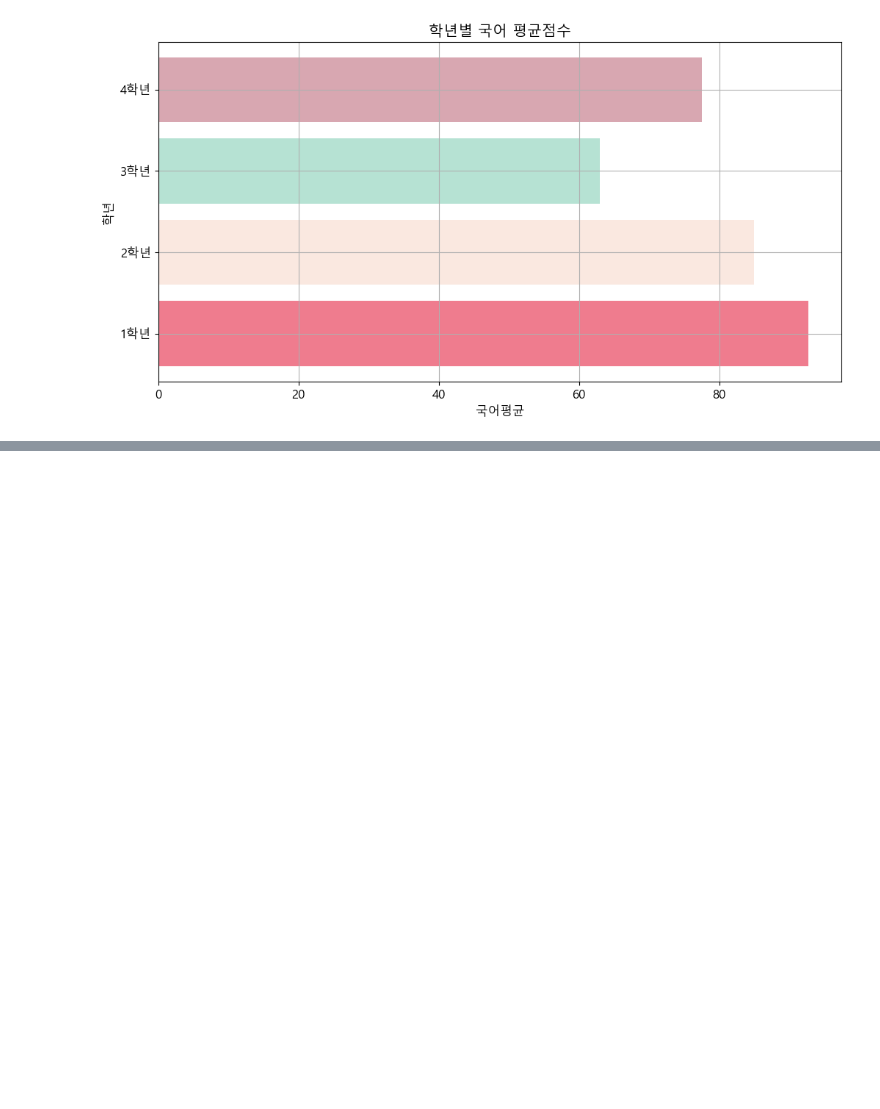
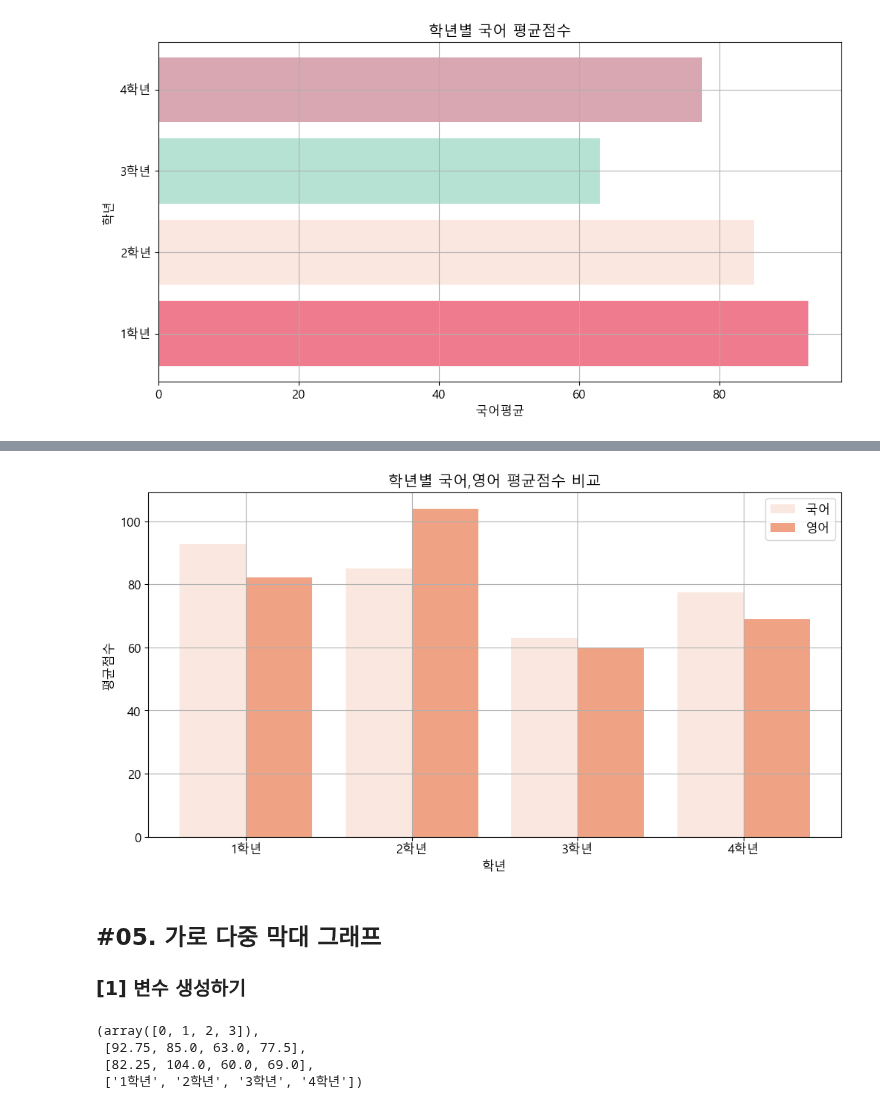
Before and after one commit to hyk2202/megait, a Jupyter notebook: megait/D. 탐색적 데이터 분석/05. 데이터 시각화/(1) Matplotlib/02_BarPlot.ipynb, the cells around one changed output, grey strips where cells are left out. Cells and saved outputs as stored; diff of their text form; code cells hidden in the pictures; blank space fills up the shorter version.

```diff
--- a/megait/D. 탐색적 데이터 분석/05. 데이터 시각화/(1) Matplotlib/02_BarPlot.ipynb
+++ b/megait/D. 탐색적 데이터 분석/05. 데이터 시각화/(1) Matplotlib/02_BarPlot.ipynb
@@ -144,0 +151,6 @@ plt.close()
+# %%
+y1 = list(df['국어'])
+y2 = list(df['영어'])
+x = np.arange(0, len(y1))
+xticks = ['%d학년' %(i+1) for i in x]
+x, y1, y2, xticks
@@ -144,0 +168,28 @@ plt.close()
+# %%
+plt.figure()
+plt.title('학년별 국어,영어 평균점수 비교')
+plt.bar(x-0.2, y1, color = '#FAE8E0', label = '국어', width = 0.4)
+plt.bar(x+0.2, y2, color = '#EFA384', label = '영어', width = 0.4)
+plt.legend()
+plt.xlabel('학년')
+plt.xticks(x, xticks)
+plt.ylabel('평균점수')
+plt.grid()
+plt.show()
+plt.close()
+# %% [output]
+[figure, added]
+# %% [markdown]
+## #05. 가로 다중 막대 그래프
+### [1] 변수 생성하기
+# %%
+x1 = list(df['국어'])
+x2 = list(df['영어'])
+y = np.arange(0, len(x1))
+yticks = ['%d학년' %(i+1) for i in x]
+y, x1, x2, yticks
+# %% [output]
+(array([0, 1, 2, 3]),
+ [92.75, 85.0, 63.0, 77.5],
+ [82.25, 104.0, 60.0, 69.0],
+ ['1학년', '2학년', '3학년', '4학년'])
```
Also changed, not shown: parts of 5 cells of this notebook.
